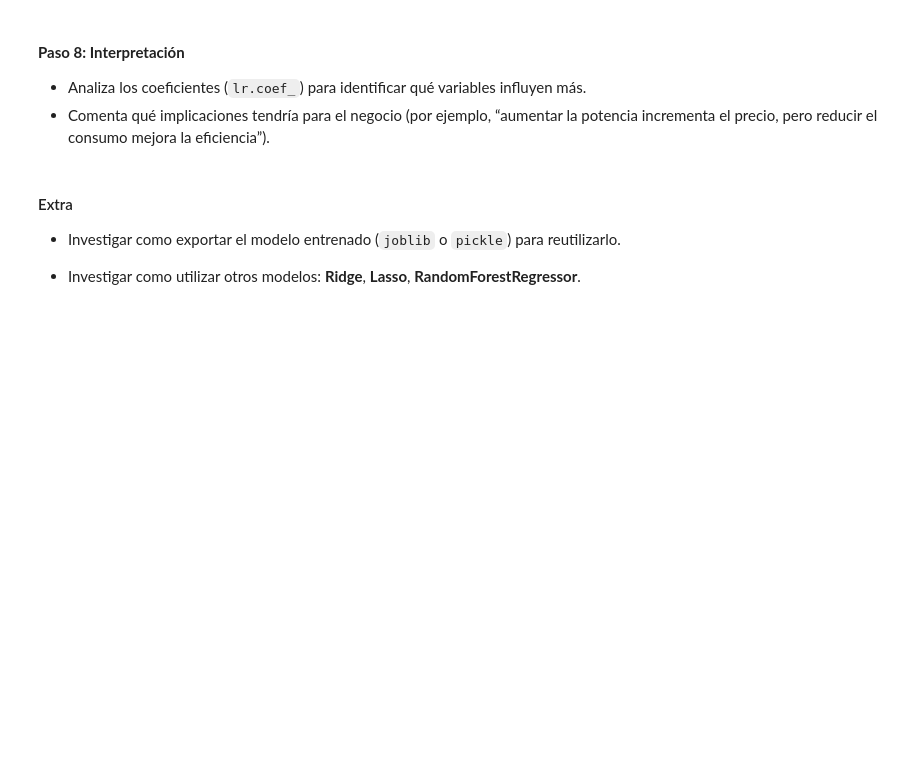
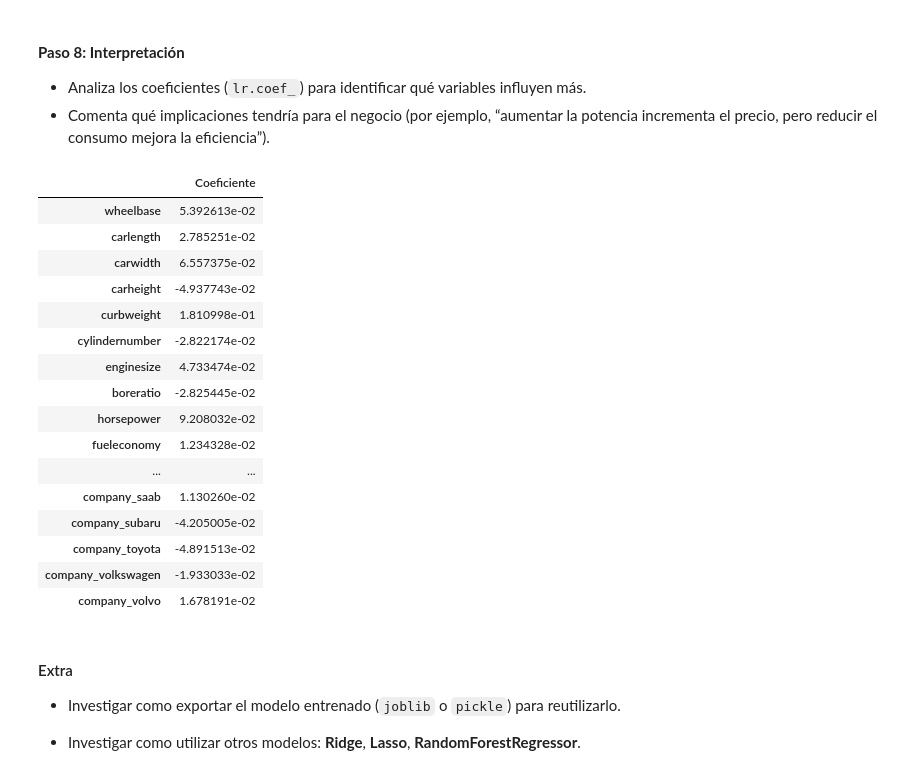
Before and after one commit to Ciclo-Especializacion-IA-y-BigData/regresion-linea-precio-coches-parejas-barbie-y-ken-literalmente-yo, a Jupyter notebook: practica_precio_coches.ipynb, the cells around one changed output. Saved outputs shown, nothing was run; the diff lists cells and outputs as text; code cells hidden in the pictures; blank space fills up the shorter version.

```diff
--- a/practica_precio_coches.ipynb
+++ b/practica_precio_coches.ipynb
@@ -256,6 +293,32 @@ Representa la relación entre los valores reales y predichos:
 
 * Analiza los coeficientes (`lr.coef_`) para identificar qué variables influyen más.
 * Comenta qué implicaciones tendría para el negocio (por ejemplo, “aumentar la potencia incrementa el precio, pero reducir el consumo mejora la eficiencia”).
+# %%
+
+coef_df = pd.DataFrame(
+    data=model.coef_.ravel(),
+    index = x_train.columns,
+    columns=["Coeficiente"]
+)
+coef_df
+# %% [output]
+|  | Coeficiente |
+| wheelbase | 5.392613e-02 |
+| carlength | 2.785251e-02 |
+| carwidth | 6.557375e-02 |
+| carheight | -4.937743e-02 |
+| curbweight | 1.810998e-01 |
+| cylindernumber | -2.822174e-02 |
+| enginesize | 4.733474e-02 |
+| boreratio | -2.825445e-02 |
+| horsepower | 9.208032e-02 |
+| fueleconomy | 1.234328e-02 |
+| ... | ... |
+| company_saab | 1.130260e-02 |
+| company_subaru | -4.205005e-02 |
+| company_toyota | -4.891513e-02 |
+| company_volkswagen | -1.933033e-02 |
+| company_volvo | 1.678191e-02 |
 # %% [markdown]
 #### Extra
 
```
Also changed, not shown: parts of 7 cells of this notebook.
